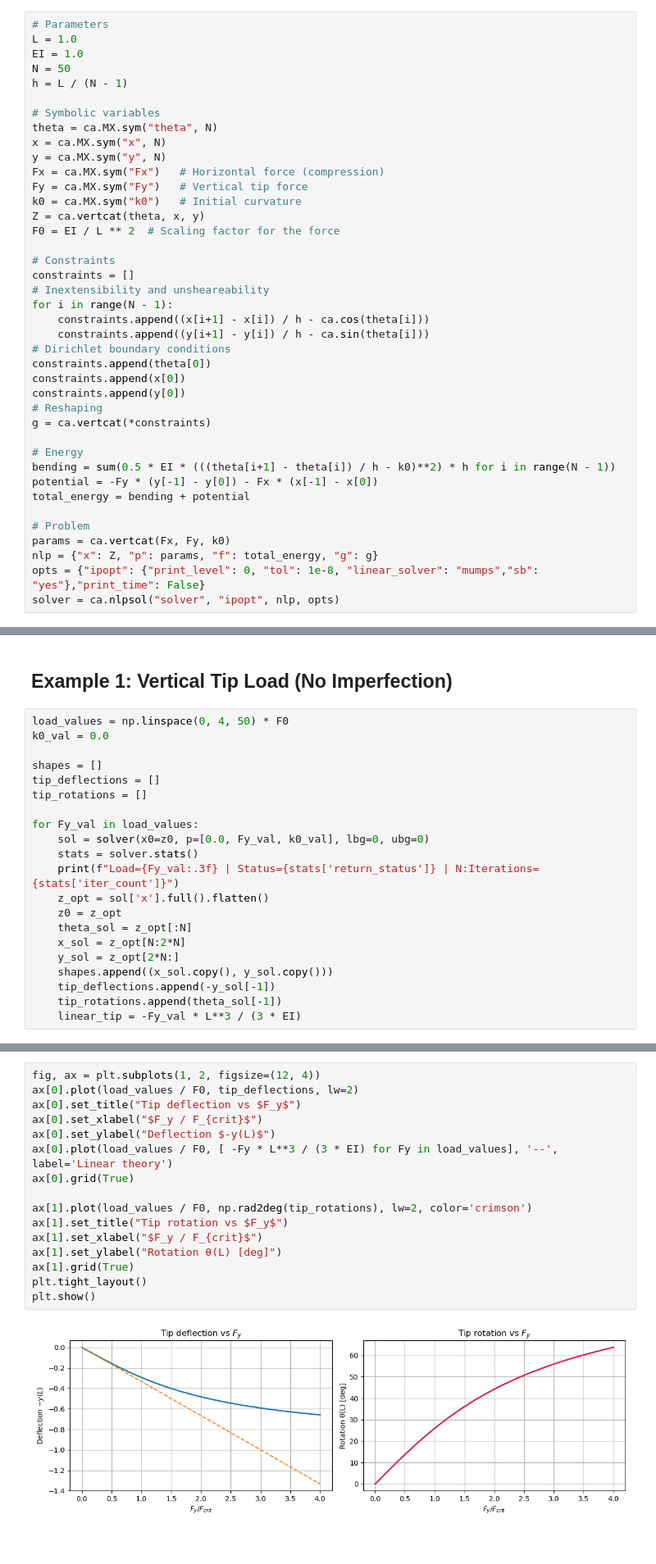
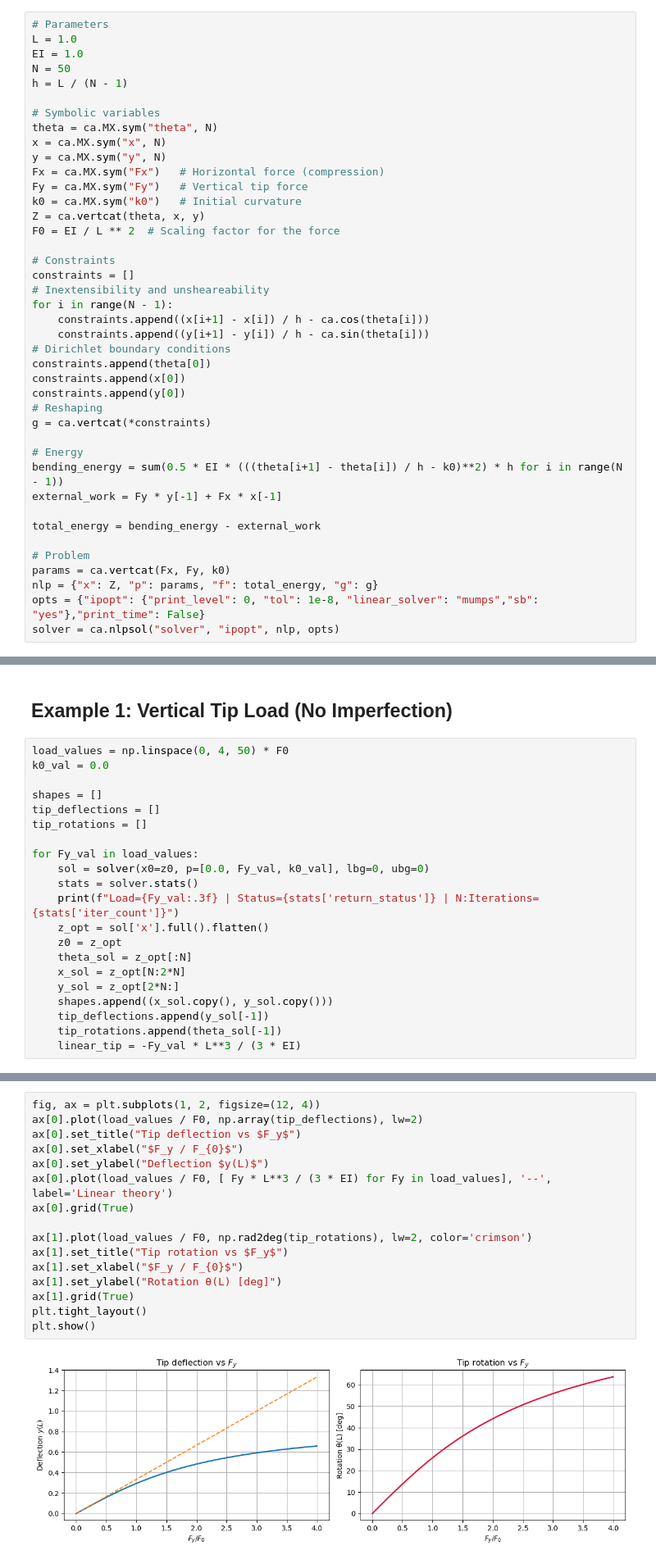
Before and after one commit to cmaurini/nonlinear-elastica, a Jupyter notebook: elastica_buckling.ipynb, the cells around one changed output, grey strips where cells are left out. Shown: that part at 82% size. Saved outputs shown, nothing was run; the diff lists cells and outputs as text.

```diff
--- a/elastica_buckling.ipynb
+++ b/elastica_buckling.ipynb
@@ -221,9 +221,10 @@ constraints.append(y[0])
 g = ca.vertcat(*constraints)
 
 # Energy
-bending = sum(0.5 * EI * (((theta[i+1] - theta[i]) / h - k0)**2) * h for i in range(N - 1))
-potential = -Fy * (y[-1] - y[0]) - Fx * (x[-1] - x[0])
-total_energy = bending + potential
+bending_energy = sum(0.5 * EI * (((theta[i+1] - theta[i]) / h - k0)**2) * h for i in range(N - 1))
+external_work = Fy * y[-1] + Fx * x[-1]
+
+total_energy = bending_energy - external_work
 
 # Problem
 params = ca.vertcat(Fx, Fy, k0)
@@ -268,7 +269,7 @@ for Fy_val in load_values:
     x_sol = z_opt[N:2*N]
     y_sol = z_opt[2*N:]
     shapes.append((x_sol.copy(), y_sol.copy()))
-    tip_deflections.append(-y_sol[-1])
+    tip_deflections.append(y_sol[-1])
     tip_rotations.append(theta_sol[-1])
     linear_tip = -Fy_val * L**3 / (3 * EI)
 # %% [output]
@@ -311,22 +312,22 @@ plt.show()
 [figure]
 # %%
 fig, ax = plt.subplots(1, 2, figsize=(12, 4))
-ax[0].plot(load_values / F0, tip_deflections, lw=2)
+ax[0].plot(load_values / F0, np.array(tip_deflections), lw=2)
 ax[0].set_title("Tip deflection vs $F_y$")
-ax[0].set_xlabel("$F_y / F_{crit}$")
-ax[0].set_ylabel("Deflection $-y(L)$")
-ax[0].plot(load_values / F0, [ -Fy * L**3 / (3 * EI) for Fy in load_values], '--', label='Linear theory')
+ax[0].set_xlabel("$F_y / F_{0}$")
+ax[0].set_ylabel("Deflection $y(L)$")
+ax[0].plot(load_values / F0, [ Fy * L**3 / (3 * EI) for Fy in load_values], '--', label='Linear theory')
 ax[0].grid(True)
 
 ax[1].plot(load_values / F0, np.rad2deg(tip_rotations), lw=2, color='crimson')
 ax[1].set_title("Tip rotation vs $F_y$")
-ax[1].set_xlabel("$F_y / F_{crit}$")
+ax[1].set_xlabel("$F_y / F_{0}$")
 ax[1].set_ylabel("Rotation θ(L) [deg]")
 ax[1].grid(True)
 plt.tight_layout()
 plt.show()
 # %% [output]
-[figure, old version]
+[figure, new version]
 # %% [markdown]
 
 ### Analytical Buckling Load
```
Also changed, not shown: parts of 7 cells of this notebook.
